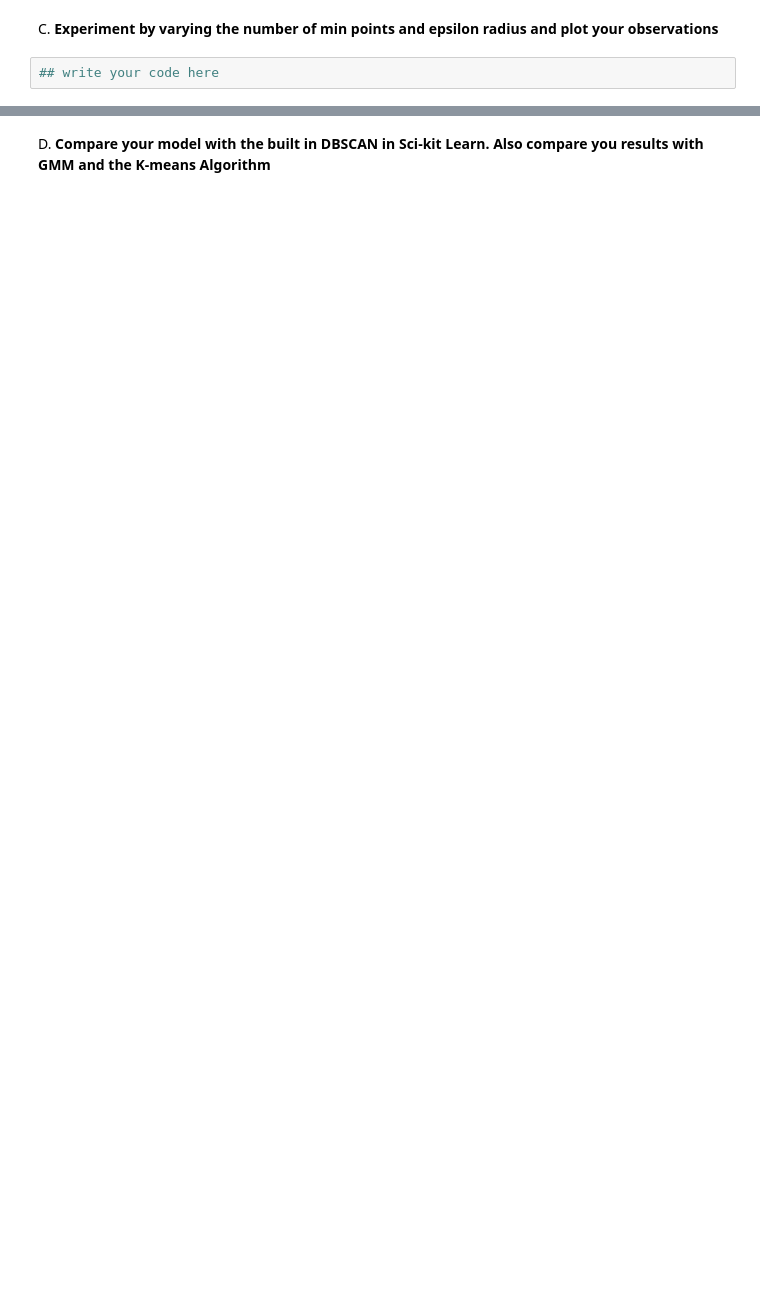
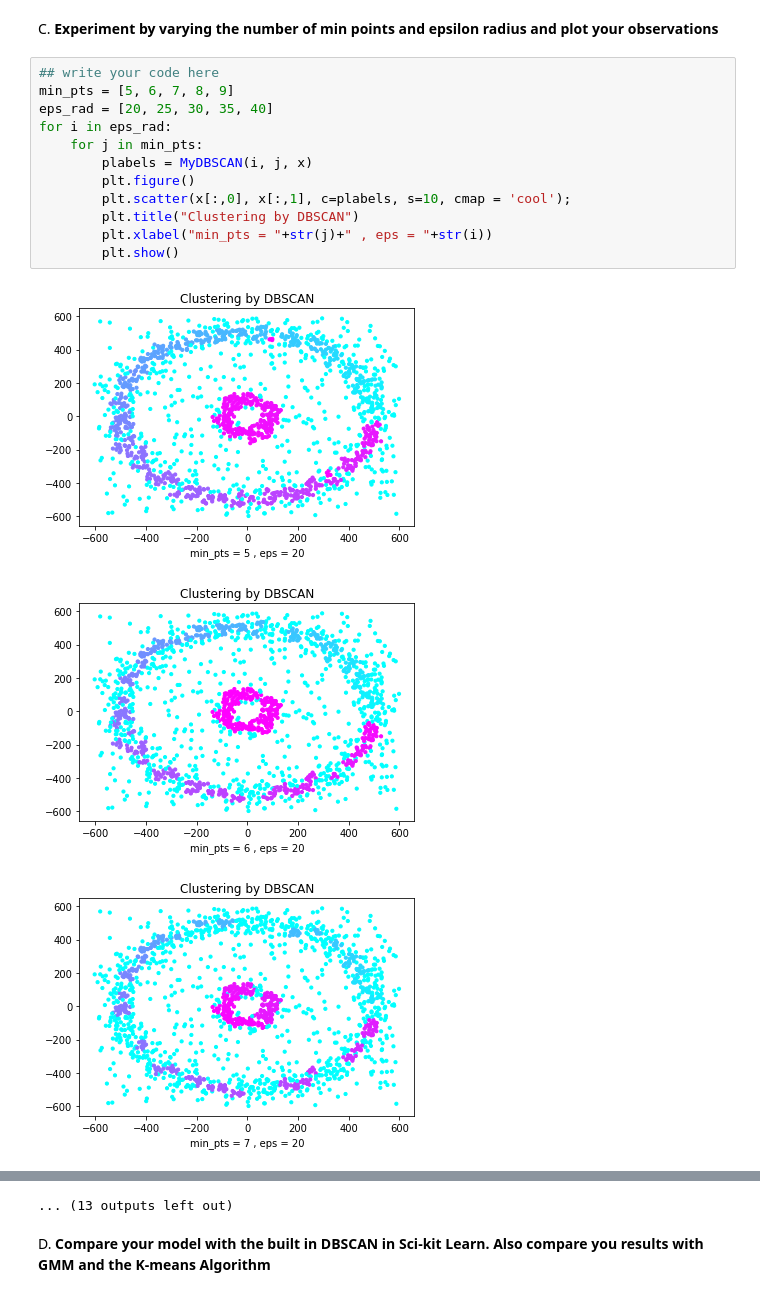
Before and after one commit to Whitelisted2/EE413-PRML-Lab, a Jupyter notebook: Assignment-7-Clustering2/Solved/Lab_5_CLustering_Part_2.ipynb, the cells around one changed output, grey strips where cells are left out. Drawn from its saved outputs; the diff is of its cells as text; blank space fills up the shorter version.

```diff
--- a/Assignment-7-Clustering2/Solved/Lab_5_CLustering_Part_2.ipynb
+++ b/Assignment-7-Clustering2/Solved/Lab_5_CLustering_Part_2.ipynb
@@ -35,4 +118,18 @@ numbrer of outliers found: 226
 # %% [markdown]
 C. **Experiment by varying the number of min points and epsilon radius and plot your observations**
-# %%
-## write your code here
+# %%
+## write your code here
+min_pts = [5, 6, 7, 8, 9]
+eps_rad = [20, 25, 30, 35, 40]
+for i in eps_rad:
+    for j in min_pts:
+        plabels = MyDBSCAN(i, j, x)
+        plt.figure()
+        plt.scatter(x[:,0], x[:,1], c=plabels, s=10, cmap = 'cool');
+        plt.title("Clustering by DBSCAN")
+        plt.xlabel("min_pts = "+str(j)+" , eps = "+str(i))
+        plt.show()
+# %% [output]
+[figure, added]
+[figure, added]
+[figure, added]
@@ -39,2 +145,3 @@ C. **Experiment by varying the number of min points and epsilon radius and plot
+... (13 outputs left out)
 # %% [markdown]
 D. **Compare your model with the built in DBSCAN in Sci-kit Learn. Also compare you results with GMM and the K-means Algorithm**
```
Also changed, not shown: parts of 13 cells of this notebook.
